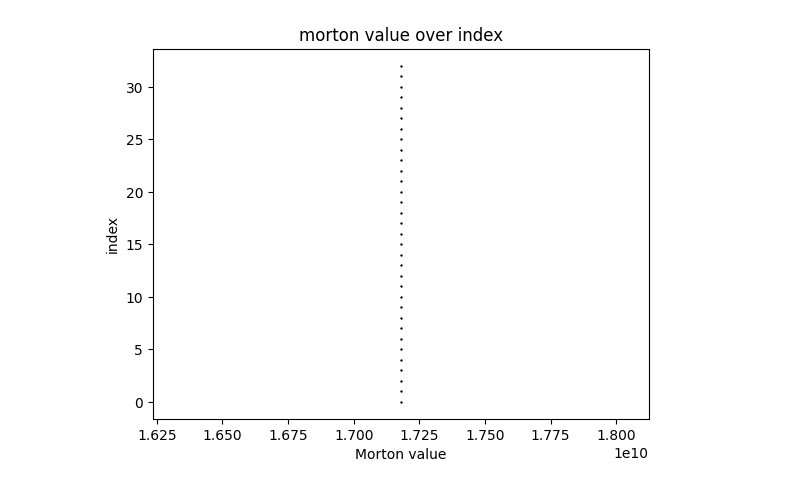
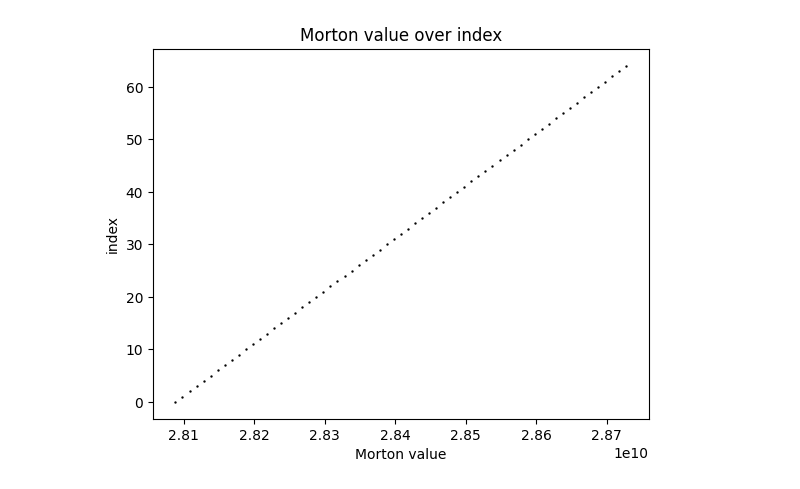
Before and after one commit to Marble879/SFC_scripts, a Jupyter notebook: LaneChange_Scripts/Morton_analysis.ipynb, the cells around one changed output. Drawn from its saved outputs; the diff is of its cells as text; code cells hidden in the pictures.

Commit message:
update scripts for Morton and data analysis
Co-authored-by: Marble879 <younisakel879@gmail.com>

```diff
--- a/LaneChange_Scripts/Morton_analysis.ipynb
+++ b/LaneChange_Scripts/Morton_analysis.ipynb
@@ -87,6 +71,10 @@ for i in range(0, (len(morton_range_list))):
 # increase step is a large power of 2 to show exp. growth with fewer steps
 increase_step = 65536
 
+# create list containing morton_values in specified range
+morton_range_list = np.arange(min_bound, max_bound, increase_step).tolist()
+
+# add values
 for i in range(0, (int(len(morton_range_list)/2))):
     morton_range_list[i] = min_bound + increase_step
     increase_step *= 2
@@ -117,10 +105,12 @@ for i in range((int(len(morton_range_list)/2)), (len(morton_range_list))):
 # %%
 # TEST 5: LINEAR GROWTH USING LC31 OUTLIER BOUNDARIES
 min_bound = 28087995466 # (lane change 31 min right outlier morton value)
+#min_bound = 17179869184 # (2^34)
+#min_bound = 10000000000 # (2^34)
 max_bound = 28735866149 # (lane change 31 max right outlier morton value)
 
-value_range = (max_bound - min_bound)
-max_bound = min_bound + value_range
+#value_range = (max_bound - min_bound)
+#max_bound = min_bound + value_range
 
 # create list containing morton_values in specified range
 #morton_range_list = list(range(min_bound, (max_bound+1)))
@@ -132,9 +122,26 @@ morton_range_list = np.arange(min_bound, max_bound, increase_step).tolist()
 # %%
 # TEST 6: BIT SHIFTING
 # increase step
+min_bound = 2
 increase_step = 3
 
 for i in range(0, (len(morton_range_list))):
     morton_range_list[i] = min_bound + increase_step
     # a << n == a * 2^n
     increase_step *= 2**2
+# %%
+# TEST 7: EXP. GROWTH IN FIRST HALF, EXP. DECREASE SECOND HALF WITH POWER OF 4
+
+# increase step is a large power of 2 to show exp. growth with fewer steps
+increase_step = 65536
+
+# create list containing morton_values in specified range
+#morton_range_list = list(range(min_bound,max_bound))
+morton_range_list = np.arange(min_bound, max_bound, increase_step).tolist()
+
+for i in range(0, (int(len(morton_range_list)/2))):
+    morton_range_list[i] = min_bound + increase_step
+    increase_step = int(increase_step * 4)
+for i in range((int(len(morton_range_list)/2)), (len(morton_range_list))):
+    morton_range_list[i] = min_bound + increase_step
+    increase_step = int(increase_step / 4)
@@ -180,8 +185,8 @@ df_morton_analysis
 # %%
 plt.scatter(x=df_morton_analysis['morton'],y=df_morton_analysis.index, c='black', s=0.5)
-plt.title("morton value over index")
+plt.title("Morton value over index")
 plt.xlabel("Morton value")
 plt.ylabel("index")
 plt.show()
 # %% [output]
-[figure, old version]
+[figure, new version]
```
Also changed, not shown: parts of 8 cells of this notebook, 4 other files.
